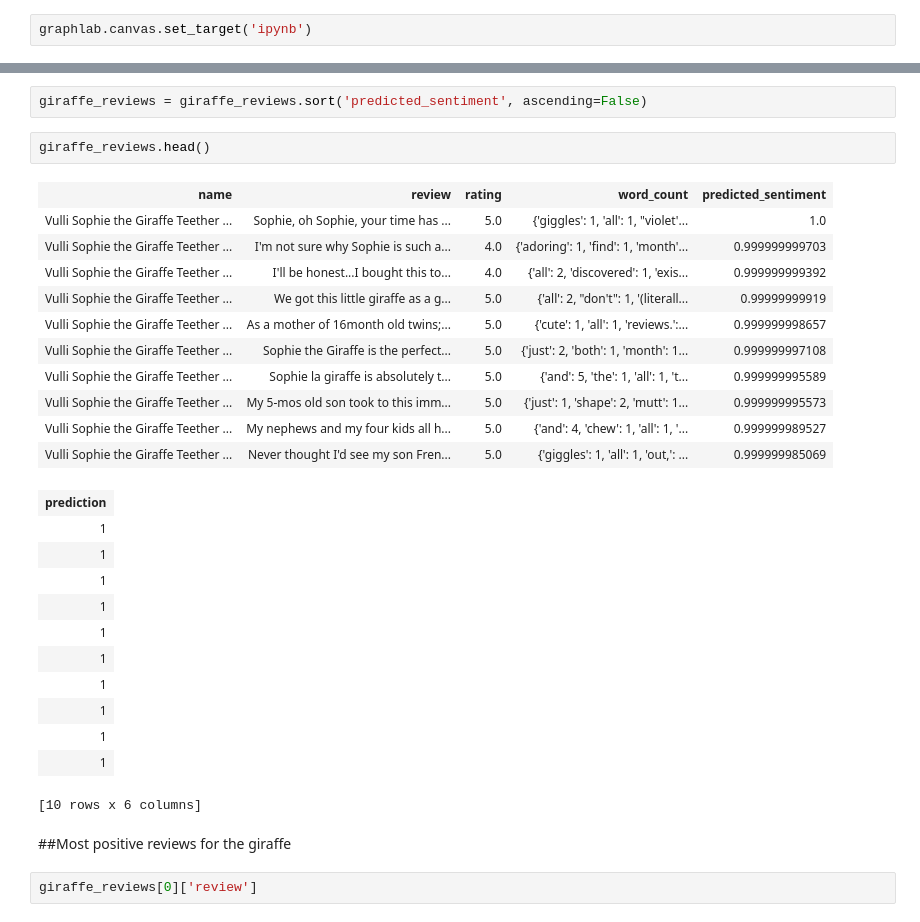
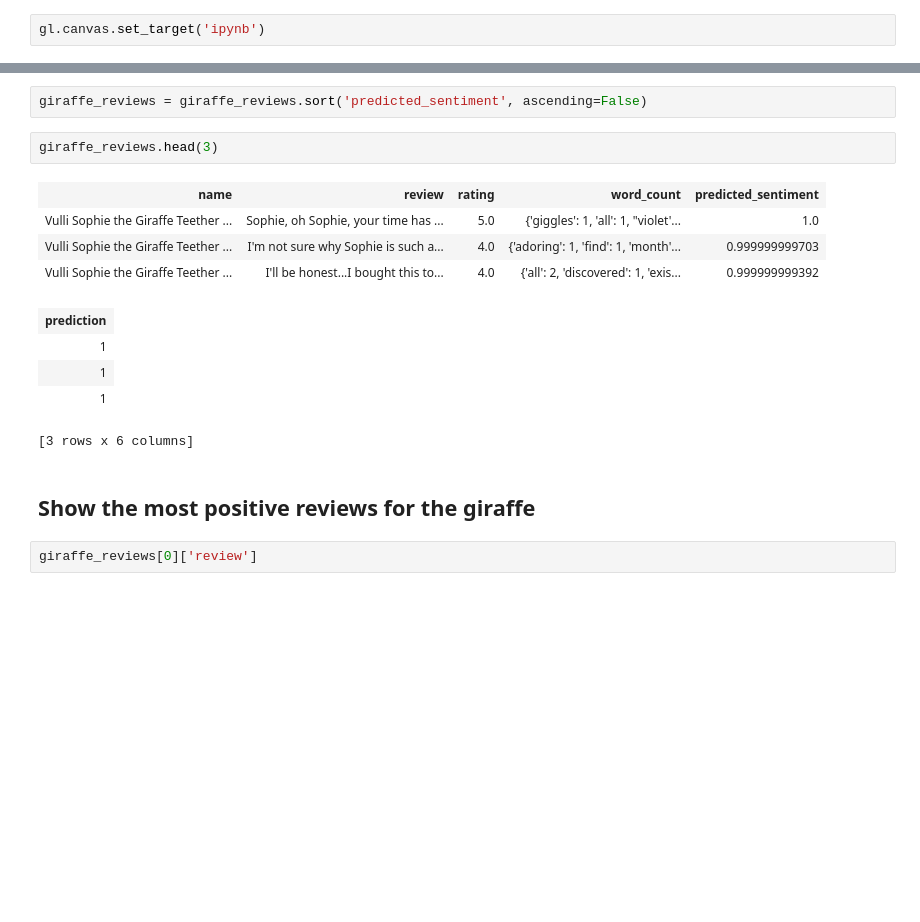
Before and after one commit to SuperJohn/machine-learning-coursera, a Jupyter notebook: week3_classification/Analyzing product sentiment.ipynb, the cells around one changed output, grey strips where cells are left out. Drawn from its saved outputs; the diff is of its cells as text; blank space fills up the shorter version.

```diff
--- a/week3_classification/Analyzing product sentiment.ipynb
+++ b/week3_classification/Analyzing product sentiment.ipynb
@@ -62,4 +51,4 @@ print summary
 # %%
-graphlab.canvas.set_target('ipynb')
+gl.canvas.set_target('ipynb')
 # %%
 products['name'].show()
@@ -206,33 +172,19 @@ giraffe_reviews.head()
 # %%
 giraffe_reviews = giraffe_reviews.sort('predicted_sentiment', ascending=False)
 # %%
-giraffe_reviews.head()
+giraffe_reviews.head(3)
 # %% [output]
 | name | review | rating | word_count | predicted_sentiment |
 | Vulli Sophie the Giraffe Teether ... | Sophie, oh Sophie, your time has ... | 5.0 | {'giggles': 1, 'all': 1, "violet'... | 1.0 |
 | Vulli Sophie the Giraffe Teether ... | I'm not sure why Sophie is such a... | 4.0 | {'adoring': 1, 'find': 1, 'month'... | 0.999999999703 |
 | Vulli Sophie the Giraffe Teether ... | I'll be honest...I bought this to... | 4.0 | {'all': 2, 'discovered': 1, 'exis... | 0.999999999392 |
-| Vulli Sophie the Giraffe Teether ... | We got this little giraffe as a g... | 5.0 | {'all': 2, "don't": 1, '(literall... | 0.99999999919 |
-| Vulli Sophie the Giraffe Teether ... | As a mother of 16month old twins;... | 5.0 | {'cute': 1, 'all': 1, 'reviews.':... | 0.999999998657 |
-| Vulli Sophie the Giraffe Teether ... | Sophie the Giraffe is the perfect... | 5.0 | {'just': 2, 'both': 1, 'month': 1... | 0.999999997108 |
-| Vulli Sophie the Giraffe Teether ... | Sophie la giraffe is absolutely t... | 5.0 | {'and': 5, 'the': 1, 'all': 1, 't... | 0.999999995589 |
-| Vulli Sophie the Giraffe Teether ... | My 5-mos old son took to this imm... | 5.0 | {'just': 1, 'shape': 2, 'mutt': 1... | 0.999999995573 |
-| Vulli Sophie the Giraffe Teether ... | My nephews and my four kids all h... | 5.0 | {'and': 4, 'chew': 1, 'all': 1, '... | 0.999999989527 |
-| Vulli Sophie the Giraffe Teether ... | Never thought I'd see my son Fren... | 5.0 | {'giggles': 1, 'all': 1, 'out,': ... | 0.999999985069 |
 | prediction |
 | 1 |
 | 1 |
 | 1 |
-| 1 |
-| 1 |
-| 1 |
-| 1 |
-| 1 |
-| 1 |
-| 1 |
-[10 rows x 6 columns]
+[3 rows x 6 columns]
 # %% [markdown]
-##Most positive reviews for the giraffe
+## Show the most positive reviews for the giraffe
 # %%
 giraffe_reviews[0]['review']
 # %% [output]
```
Also changed, not shown: parts of 24 cells of this notebook.
